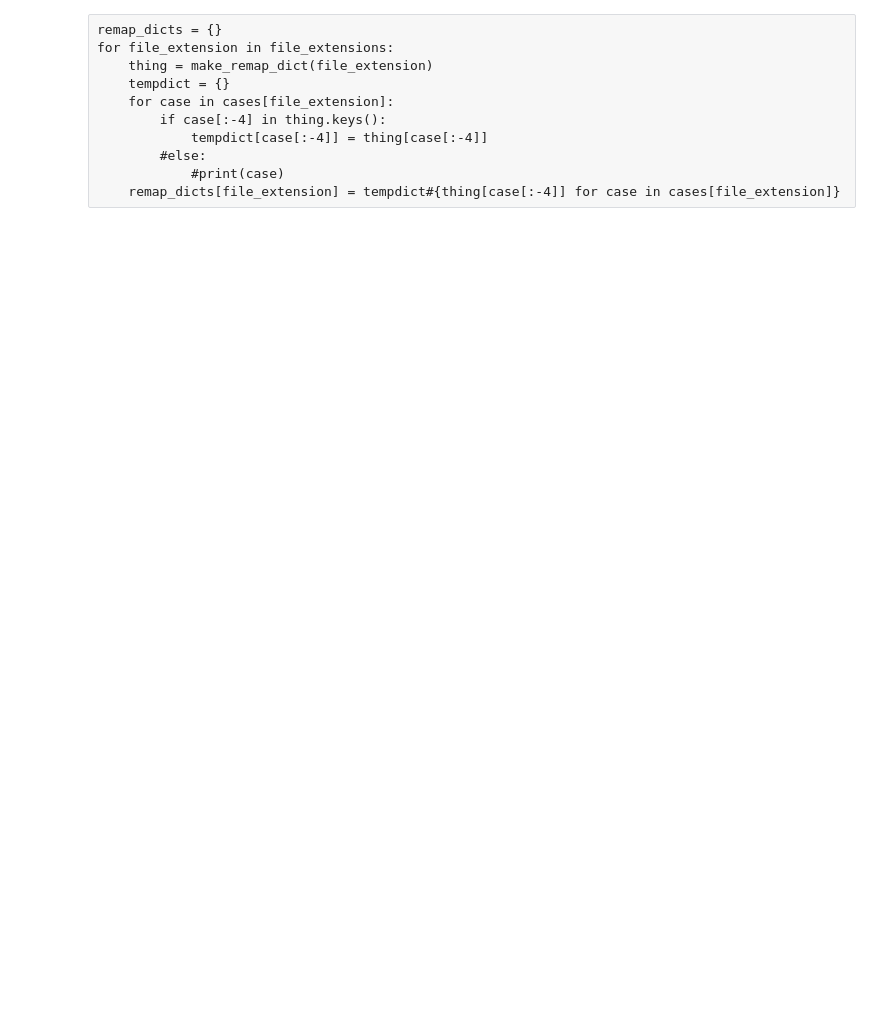
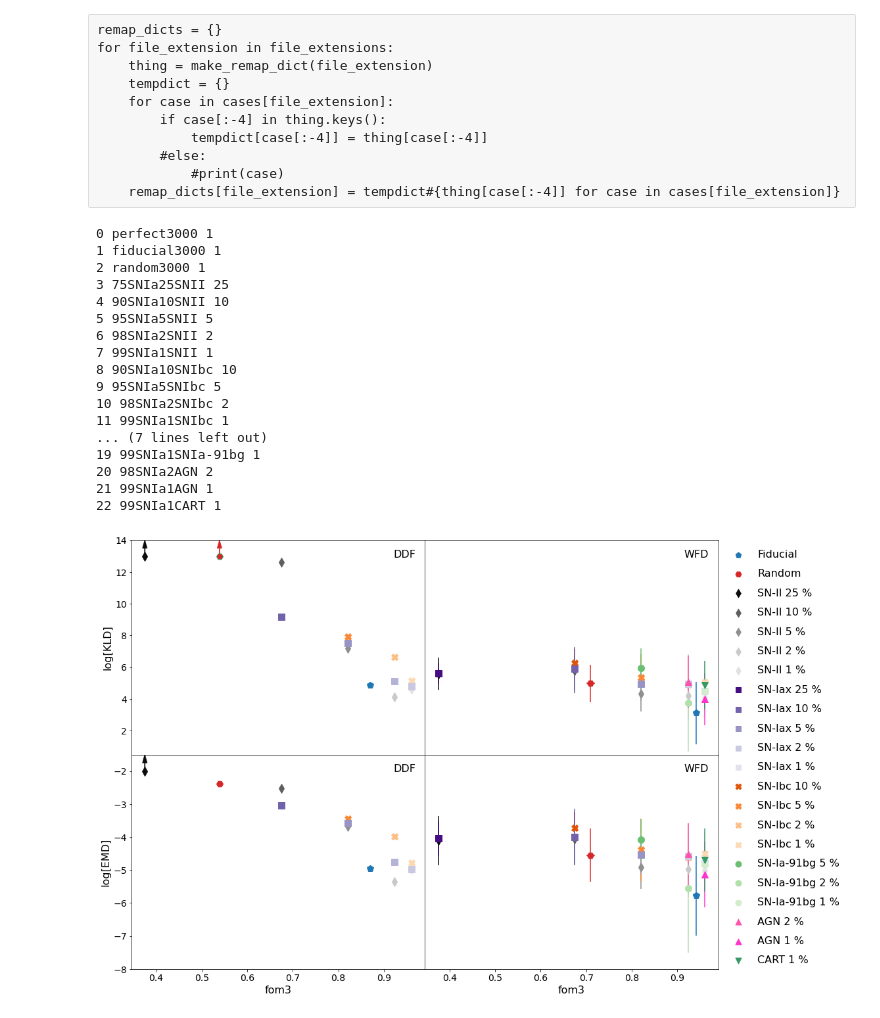
Before and after one commit to emilleishida/resspect_metric, a Jupyter notebook: clean_code/plots/metric_vs_metric.ipynb, the cells around one changed output. Cells and saved outputs as stored; diff of their text form; code cells hidden in the pictures; blank space fills up the shorter version.

Commit message:
update plots

```diff
--- a/clean_code/plots/metric_vs_metric.ipynb
+++ b/clean_code/plots/metric_vs_metric.ipynb
@@ -377,35 +377,56 @@ for j, (a, c) in enumerate(zip(make_remap_dict('ddf'), color_nums_ddf)):
     ax1.set_yticks([])
     ax2.set_yticks([])
     ax3.tick_params(axis='y', labelsize=ticks_fs)
     ax4.tick_params(axis='y', labelsize=ticks_fs)
     #ax3.set_ylim(10, 6)
 
 #     ax2.semilogy()
 #     ax4.semilogy()
 
 
     if a not in legends_done:
         legends_done.append(a)
         l1 = ax1.scatter([],[], color=mfc, s=80, marker=all_shapes[class_], label=make_remap_dict('ddf')[a], alpha=1)
         legend_objs.append(l1)
 
 ax3.set_ylim(0.5, 14)
 ax1.set_ylim(0.5, 14)
 ax4.set_ylim(-8, -1.5)
 ax2.set_ylim(-8, -1.5)
 
 field_legend = ax1.legend(handles=[field_label], loc='upper right', fontsize=axlabs_fs, frameon=False)
 ax = ax1.add_artist(field_legend)
 
 handles, labels = ax1.get_legend_handles_labels()
-order = [labels.index('Fiducial'), labels.index('Random'),labels.index('SN-II 25'), labels.index('SN-II 10'),
-labels.index('SN-II 5'), labels.index('SN-II 2'), labels.index('SN-II 1'), labels.index('SN-Iax 25'), labels.index('SN-Iax 10'),
-labels.index('SN-Iax 5'), labels.index('SN-Iax 2'), labels.index('SN-Iax 1'), labels.index('SN-Ibc 10'),
-labels.index('SN-Ibc 5'), labels.index('SN-Ibc 2'), labels.index('SN-Ibc 1'), labels.index('SN-Ia-91bg 5'),  labels.index('SN-Ia-91bg 2'),
-labels.index('SN-Ia-91bg 1'),  labels.index('AGN 2'),  labels.index('AGN 1'),  labels.index('CART 1')]
+order = [labels.index('Fiducial'), labels.index('Random'),labels.index('SN-II 25 %'), labels.index('SN-II 10 %'),
+labels.index('SN-II 5 %'), labels.index('SN-II 2 %'), labels.index('SN-II 1 %'), labels.index('SN-Iax 25 %'),
+         labels.index('SN-Iax 10 %'),
+labels.index('SN-Iax 5 %'), labels.index('SN-Iax 2 %'), labels.index('SN-Iax 1 %'), labels.index('SN-Ibc 10 %'),
+labels.index('SN-Ibc 5 %'), labels.index('SN-Ibc 2 %'), labels.index('SN-Ibc 1 %'), labels.index('SN-Ia-91bg 5 %'),
+         labels.index('SN-Ia-91bg 2 %'),
+labels.index('SN-Ia-91bg 1 %'),  labels.index('AGN 2 %'),  labels.index('AGN 1 %'),  labels.index('CART 1 %')]
 
 ax1.legend([handles[idx] for idx in order],[labels[idx] for idx in order], frameon=False, bbox_to_anchor=(1., 1.), labelspacing=0.9, fontsize=linelabs_fs)
 plt.subplots_adjust(hspace=0., wspace=0.)#, left=0.05, right=0.75)
 
 plt.savefig('fom_KLD_WD.pdf', bbox_inches='tight')
 #plt.show()
+# %% [output]
+0 perfect3000 1
+1 fiducial3000 1
+2 random3000 1
+3 75SNIa25SNII 25
+4 90SNIa10SNII 10
+5 95SNIa5SNII 5
+6 98SNIa2SNII 2
+7 99SNIa1SNII 1
+8 90SNIa10SNIbc 10
+9 95SNIa5SNIbc 5
+10 98SNIa2SNIbc 2
+11 99SNIa1SNIbc 1
+... (7 lines left out)
+19 99SNIa1SNIa-91bg 1
+20 98SNIa2AGN 2
+21 99SNIa1AGN 1
+22 99SNIa1CART 1
+[figure, added]
```
Also changed, not shown: parts of 1 cell of this notebook, 4 other files.
